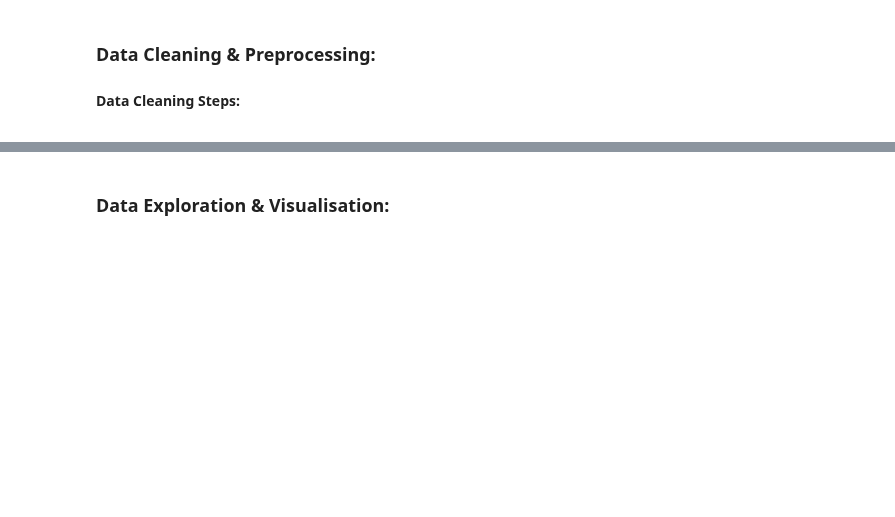
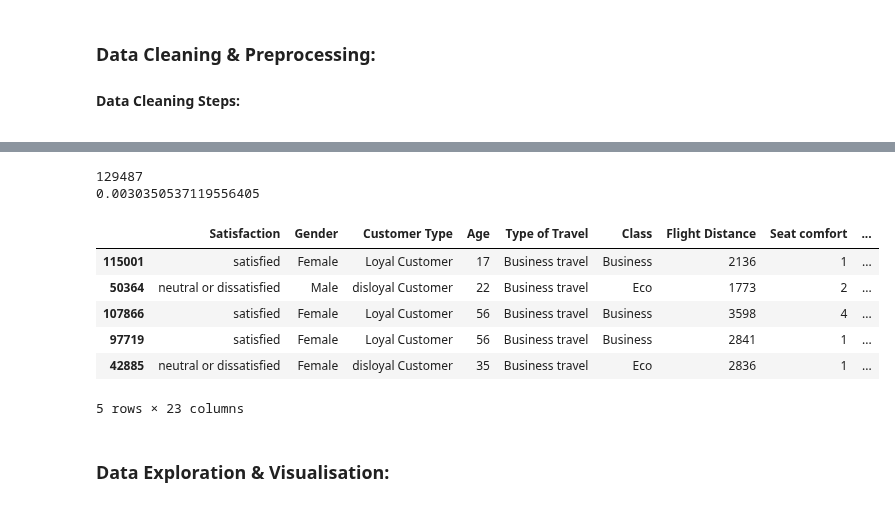
Before and after one commit to Mattjben/Passeneger-satisfaction-machine-learning, a Jupyter notebook: Phase 1_Airplane.ipynb, the cells around one changed output, grey strips where cells are left out. Saved outputs shown, nothing was run; the diff lists cells and outputs as text; code cells hidden in the pictures; blank space fills up the shorter version.

```diff
--- a/Phase 1_Airplane.ipynb
+++ b/Phase 1_Airplane.ipynb
@@ -156,0 +168,12 @@ The airline industry is extremely competetive with lots of various running costs
+# %%
+new_cols = ['id', 'Gender', 'Customer Type', 'Age',
+       'Type of Travel', 'Class', 'Flight Distance', 'Seat comfort',
+       'Departure/Arrival time convenient', 'Food and drink', 'Gate location',
+       'Inflight wifi service', 'Inflight entertainment', 'Online support',
+       'Ease of Online booking', 'On-board service', 'Leg room service',
+       'Baggage handling', 'Checkin service', 'Cleanliness', 'Online boarding',
+       'Departure Delay in Minutes', 'Arrival Delay in Minutes','satisfaction_v2']
+df=df.reindex(columns=new_cols)
+df=df.rename(columns={'satisfaction_v2':"Satisfaction"})
+# %%
+airplane_df = df.drop(columns=["id"])
@@ -157,3 +201,22 @@ The airline industry is extremely competetive with lots of various running costs
+# %%
+print(airplane_df['Arrival Delay in Minutes'].count())
+print(393/airplane_df['Arrival Delay in Minutes'].count())
+airplane_df = airplane_df.dropna()
+# %% [output]
+129487
+0.0030350537119556405
+# %%
+airplane_df = airplane_df.sample(n=5000, random_state=999)
+airplane_df.shape
+airplane_df.sample(5, random_state=999)
+# %% [output]
+|  | Satisfaction | Gender | Customer Type | Age | Type of Travel | Class | Flight Distance | Seat comfort | ... |
+| 115001 | satisfied | Female | Loyal Customer | 17 | Business travel | Business | 2136 | 1 | ... |
+| 50364 | neutral or dissatisfied | Male | disloyal Customer | 22 | Business travel | Eco | 1773 | 2 | ... |
+| 107866 | satisfied | Female | Loyal Customer | 56 | Business travel | Business | 3598 | 4 | ... |
+| 97719 | satisfied | Female | Loyal Customer | 56 | Business travel | Business | 2841 | 1 | ... |
+| 42885 | neutral or dissatisfied | Female | disloyal Customer | 35 | Business travel | Eco | 2836 | 1 | ... |
+5 rows × 23 columns
 # %% [markdown]
 <span style='font-family:"Times New Roman"'>
 
```
Also changed, not shown: parts of 2 cells of this notebook.
